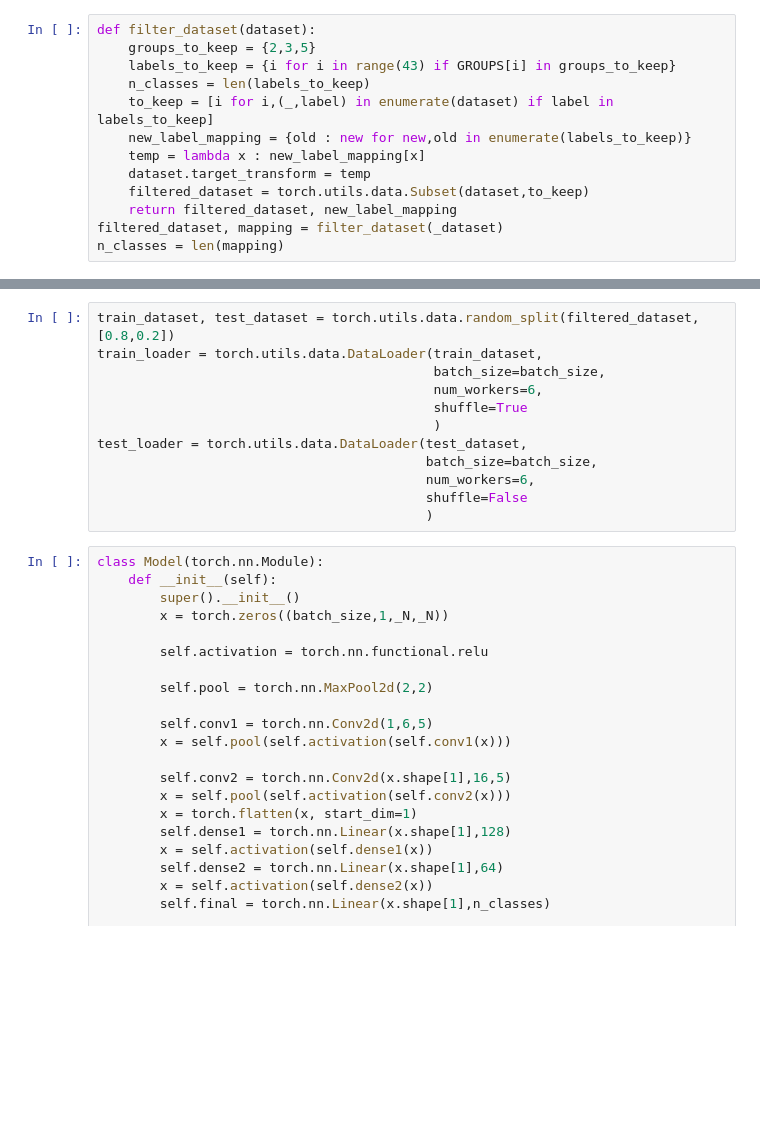
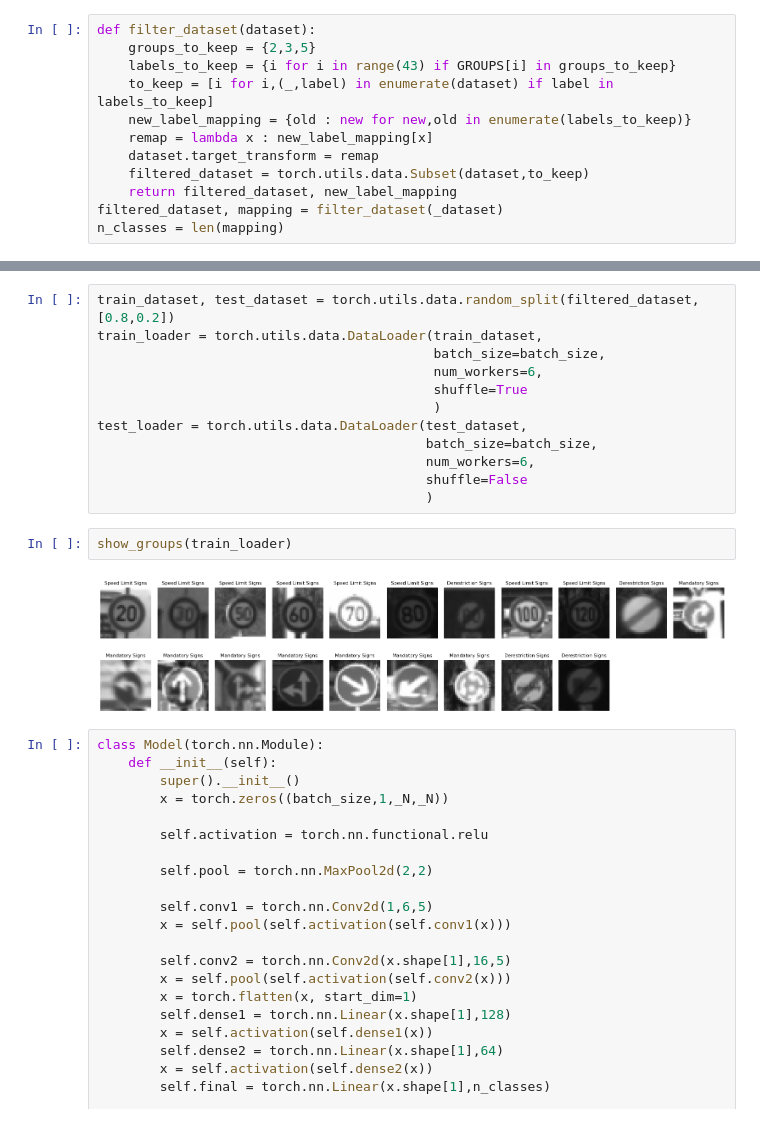
Before and after one commit to ro-jo-mo/Dissertation-Verifying-NN, a Jupyter notebook: Superclass/superclass.ipynb, the cells around one changed output, grey strips where cells are left out. Cells and saved outputs as stored; diff of their text form; blank space fills up the shorter version.

```diff
--- a/Superclass/superclass.ipynb
+++ b/Superclass/superclass.ipynb
@@ -136,11 +137,10 @@ show_groups()
 def filter_dataset(dataset):
     groups_to_keep = {2,3,5}
     labels_to_keep = {i for i in range(43) if GROUPS[i] in groups_to_keep}
-    n_classes = len(labels_to_keep)
     to_keep = [i for i,(_,label) in enumerate(dataset) if label in labels_to_keep]
     new_label_mapping = {old : new for new,old in enumerate(labels_to_keep)}
-    temp = lambda x : new_label_mapping[x]
-    dataset.target_transform = temp
+    remap = lambda x : new_label_mapping[x]
+    dataset.target_transform = remap
     filtered_dataset = torch.utils.data.Subset(dataset,to_keep)
     return filtered_dataset, new_label_mapping
 filtered_dataset, mapping = filter_dataset(_dataset)
@@ -157,6 +169,10 @@ test_loader = torch.utils.data.DataLoader(test_dataset,
                                           num_workers=6,
                                           shuffle=False
                                           )
+# %%
+show_groups(train_loader)
+# %% [output]
+[figure, added]
 # %%
 class Model(torch.nn.Module):
     def __init__(self):
```
Also changed, not shown: parts of 6 cells of this notebook, 1 other file.
